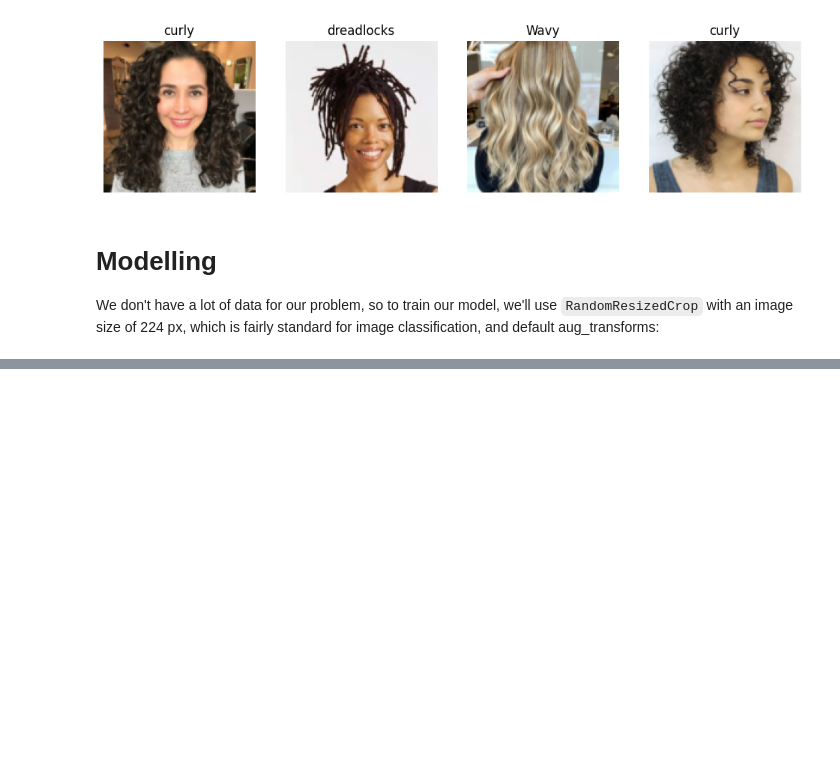
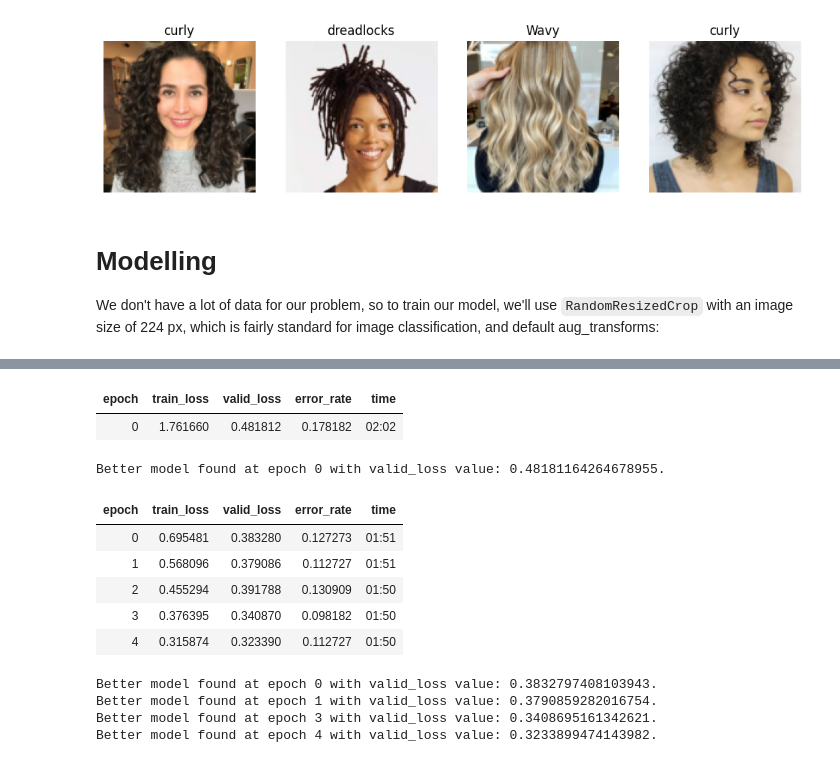
Before and after one commit to Kavya-sree/Hair-Type-Classifier, a Jupyter notebook: Hair_type_classifier.ipynb, the cells around one changed output, grey strips where cells are left out. Drawn from its saved outputs; the diff is of its cells as text; code cells hidden in the pictures; blank space fills up the shorter version.

```diff
--- a/Hair_type_classifier.ipynb
+++ b/Hair_type_classifier.ipynb
@@ -59,3 +59,22 @@ Downloading: "https://download.pytorch.org/models/resnet18-f37072fd.pth" to C:\U
+# %%
+#learn = vision_learner(dls, resnet18, metrics=error_rate)
+learn = vision_learner(dls, resnet18, metrics=error_rate, wd=1e-2, cbs=[EarlyStoppingCallback(monitor='valid_loss', patience=2), SaveModelCallback(monitor='valid_loss')])
+
+learn.fine_tune(5)
+# %% [output]
+| epoch | train_loss | valid_loss | error_rate | time |
+| 0 | 1.761660 | 0.481812 | 0.178182 | 02:02 |
+Better model found at epoch 0 with valid_loss value: 0.48181164264678955.
+| epoch | train_loss | valid_loss | error_rate | time |
+| 0 | 0.695481 | 0.383280 | 0.127273 | 01:51 |
+| 1 | 0.568096 | 0.379086 | 0.112727 | 01:51 |
+| 2 | 0.455294 | 0.391788 | 0.130909 | 01:50 |
+| 3 | 0.376395 | 0.340870 | 0.098182 | 01:50 |
+| 4 | 0.315874 | 0.323390 | 0.112727 | 01:50 |
+Better model found at epoch 0 with valid_loss value: 0.3832797408103943.
+Better model found at epoch 1 with valid_loss value: 0.3790859282016754.
+Better model found at epoch 3 with valid_loss value: 0.3408695161342621.
+Better model found at epoch 4 with valid_loss value: 0.3233899474143982.
 # %%
 learn.save('stage-1')
 learn.unfreeze()
```
Also changed, not shown: parts of 11 cells of this notebook, 1 other file.
